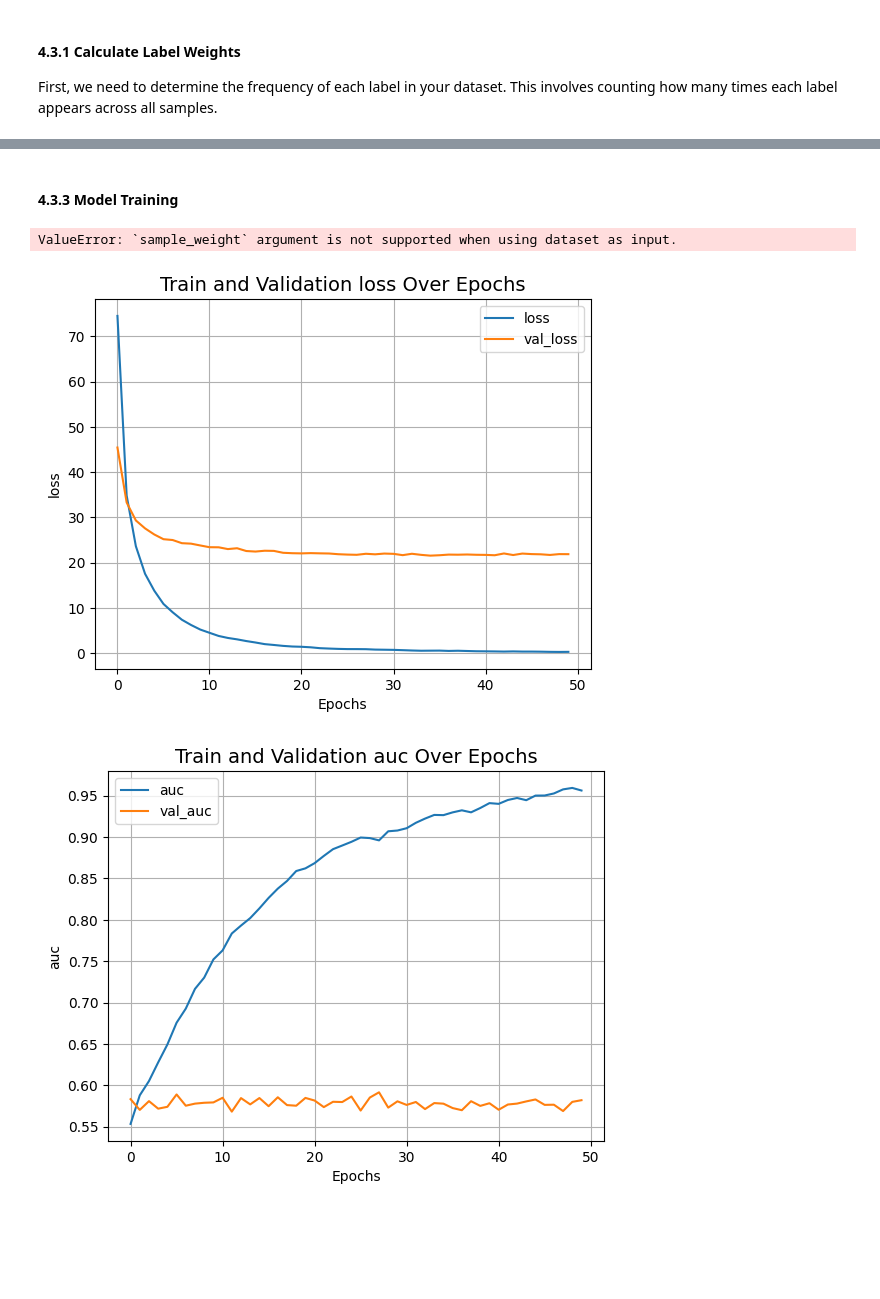
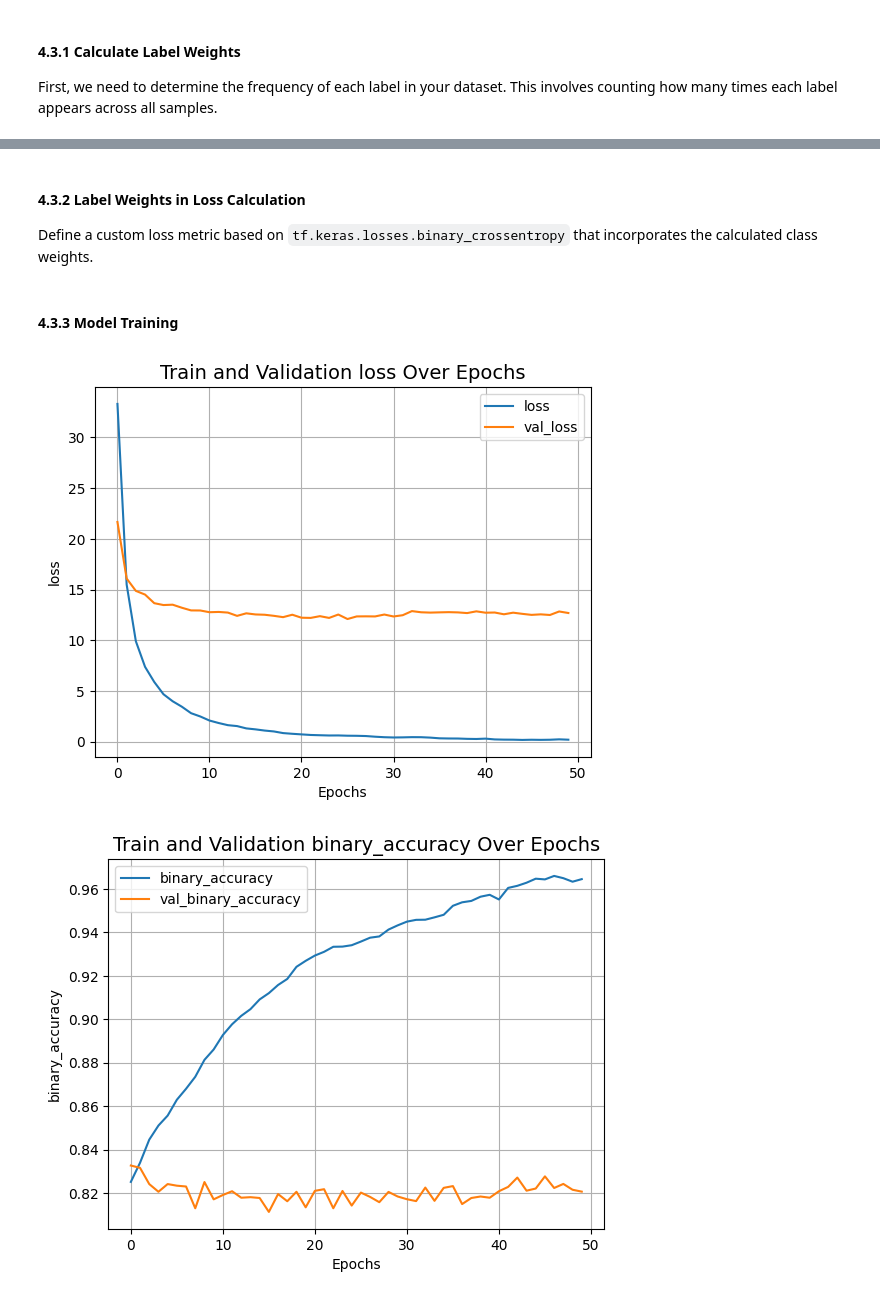
Before and after one commit to JohnnyFoulds/multi-intent-classification, a Jupyter notebook: notebooks/02_multiclass_model/02-02_modeling.ipynb, the cells around one changed output, grey strips where cells are left out. Cells and saved outputs as stored; diff of their text form; code cells hidden in the pictures; blank space fills up the shorter version.

```diff
--- a/notebooks/02_multiclass_model/02-02_modeling.ipynb
+++ b/notebooks/02_multiclass_model/02-02_modeling.ipynb
@@ -671,0 +665,4 @@ sample_weights = calculate_sample_weights(y_train, label_weights)
+# %% [markdown]
+#### 4.3.2 Label Weights in Loss Calculation
+
+Define a custom loss metric based on `tf.keras.losses.binary_crossentropy` that incorporates the calculated class weights.
@@ -682,20 +712,17 @@ metrics_model.compile(
     metrics=['binary_accuracy'])
 # %%
 # train the model
-history = metrics_model.fit(
+history = weight_model.fit(
     train_dataset,
     validation_data=val_dataset,
     epochs=epochs,
-    sample_weight=sample_weights,
     verbose=0
 )
-# %% [output]
-ValueError: `sample_weight` argument is not supported when using dataset as input.
 # %%
 # plot the training history
 plot_result("loss")
-plot_result("auc")
+plot_result("binary_accuracy")
 # %% [output]
-[figure, old version]
+[figure, new version]
-[figure, old version]
+[figure, new version]
 # %%
```
Also changed, not shown: parts of 32 cells of this notebook, 1 other file.
